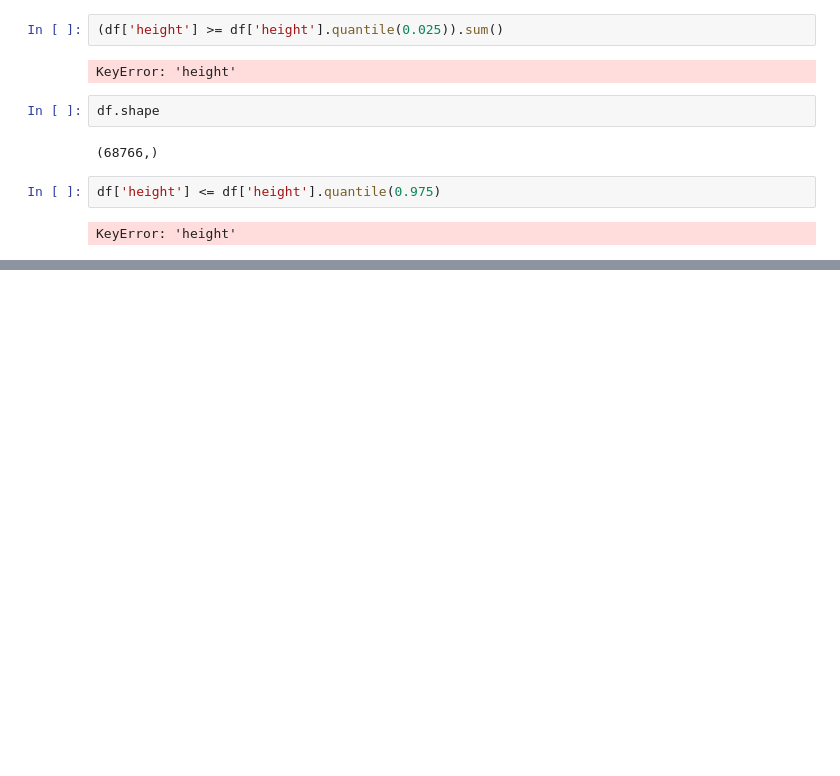
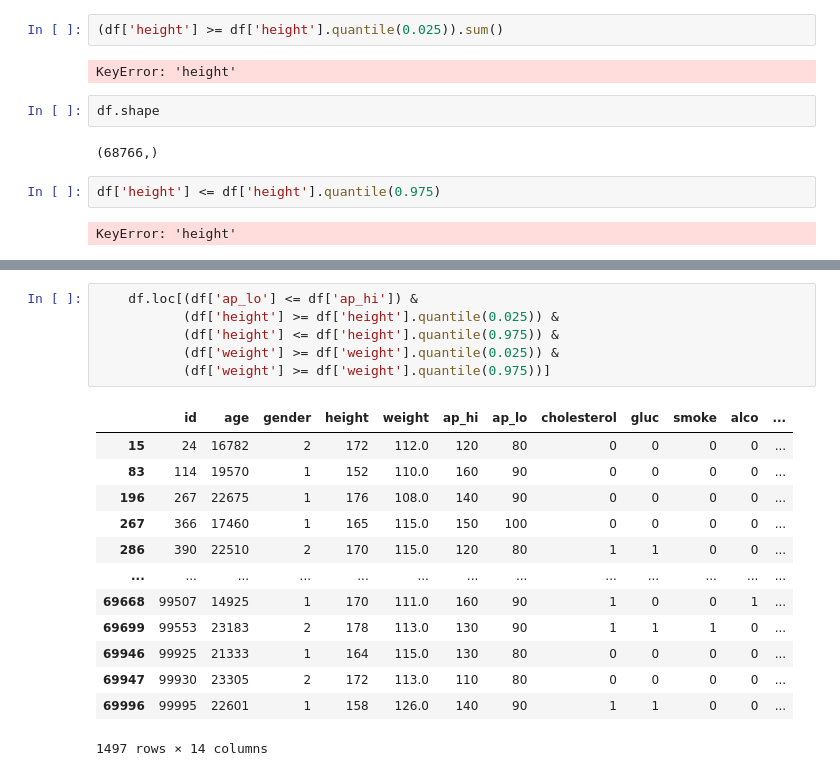
Before and after one commit to edemuner/FCC-data-analysis-projects, a Jupyter notebook: medical_data_visualizer/tests_for_medical_analysis.ipynb, the cells around one changed output, grey strips where cells are left out. Saved outputs shown, nothing was run; the diff lists cells and outputs as text; blank space fills up the shorter version.

```diff
--- a/medical_data_visualizer/tests_for_medical_analysis.ipynb
+++ b/medical_data_visualizer/tests_for_medical_analysis.ipynb
@@ -256,0 +260,20 @@ AttributeError: 'Series' object has no attribute 'columns'
+# %%
+    df.loc[(df['ap_lo'] <= df['ap_hi']) &
+           (df['height'] >= df['height'].quantile(0.025)) &
+           (df['height'] <= df['height'].quantile(0.975)) &
+           (df['weight'] >= df['weight'].quantile(0.025)) &
+           (df['weight'] >= df['weight'].quantile(0.975))]
+# %% [output]
+|  | id | age | gender | height | weight | ap_hi | ap_lo | cholesterol | gluc | smoke | alco | ... |
+| 15 | 24 | 16782 | 2 | 172 | 112.0 | 120 | 80 | 0 | 0 | 0 | 0 | ... |
+| 83 | 114 | 19570 | 1 | 152 | 110.0 | 160 | 90 | 0 | 0 | 0 | 0 | ... |
+| 196 | 267 | 22675 | 1 | 176 | 108.0 | 140 | 90 | 0 | 0 | 0 | 0 | ... |
+| 267 | 366 | 17460 | 1 | 165 | 115.0 | 150 | 100 | 0 | 0 | 0 | 0 | ... |
+| 286 | 390 | 22510 | 2 | 170 | 115.0 | 120 | 80 | 1 | 1 | 0 | 0 | ... |
+| ... | ... | ... | ... | ... | ... | ... | ... | ... | ... | ... | ... | ... |
+| 69668 | 99507 | 14925 | 1 | 170 | 111.0 | 160 | 90 | 1 | 0 | 0 | 1 | ... |
+| 69699 | 99553 | 23183 | 2 | 178 | 113.0 | 130 | 90 | 1 | 1 | 1 | 0 | ... |
+| 69946 | 99925 | 21333 | 1 | 164 | 115.0 | 130 | 80 | 0 | 0 | 0 | 0 | ... |
+| 69947 | 99930 | 23305 | 2 | 172 | 113.0 | 110 | 80 | 0 | 0 | 0 | 0 | ... |
+| 69996 | 99995 | 22601 | 1 | 158 | 126.0 | 140 | 90 | 1 | 1 | 0 | 0 | ... |
+1497 rows × 14 columns
```
Also changed, not shown: parts of 1 cell of this notebook, 1 other file.
